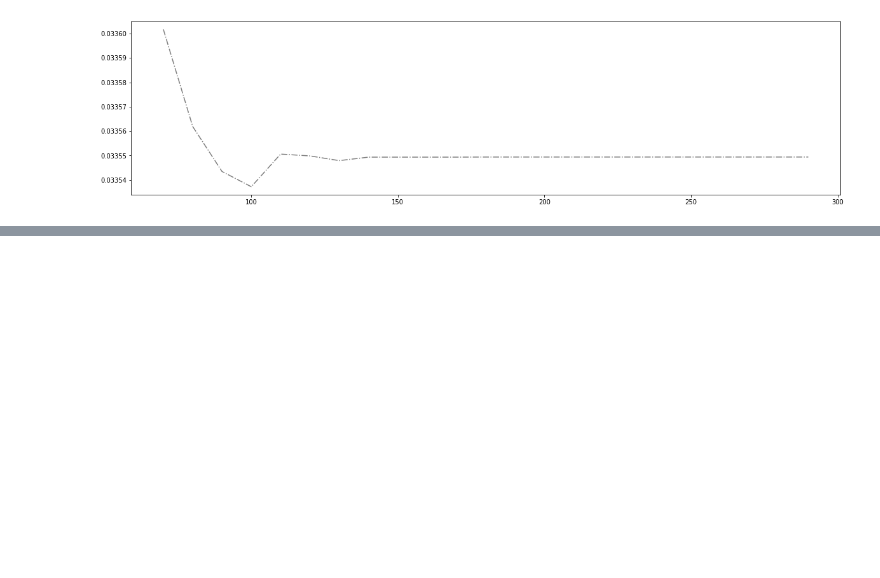
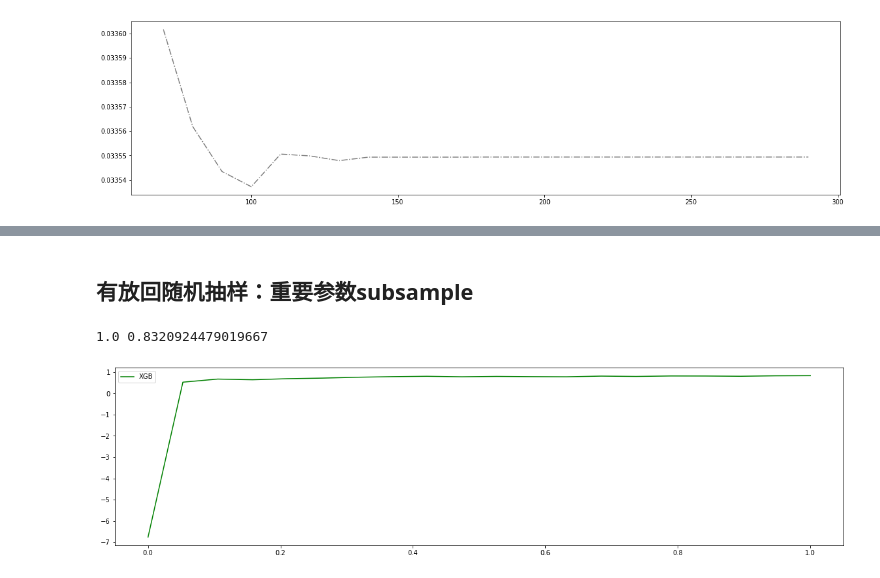
Before and after one commit to JustDoItGit/caicai_sklearn, a Jupyter notebook: 第十一章 XGBoost/xgboost.ipynb, the cells around one changed output, grey strips where cells are left out. Cells and saved outputs as stored; diff of their text form; code cells hidden in the pictures; blank space fills up the shorter version.

Commit message:
有放回随机抽样：重要参数subsample

```diff
--- a/第十一章 XGBoost/xgboost.ipynb
+++ b/第十一章 XGBoost/xgboost.ipynb
@@ -357,0 +358,16 @@ print(time()-time0)
+# %% [markdown]
+## 有放回随机抽样：重要参数subsample
+# %%
+axisx = np.linspace(0, 1, 20)
+rs = []
+for i in axisx:
+    reg = XGBR(n_estimators=100, subsample=i, random_state=420)
+    rs.append(CVS(reg, Xtrain, Ytrain, cv=cv).mean())
+print(axisx[rs.index(max(rs))], max(rs))
+plt.figure(figsize=(20, 5))
+plt.plot(axisx, rs, c="green", label="XGB")
+plt.legend()
+plt.show()
+# %% [output]
+1.0 0.8320924479019667
+[figure, added]
```
Also changed, not shown: parts of 12 cells of this notebook.
